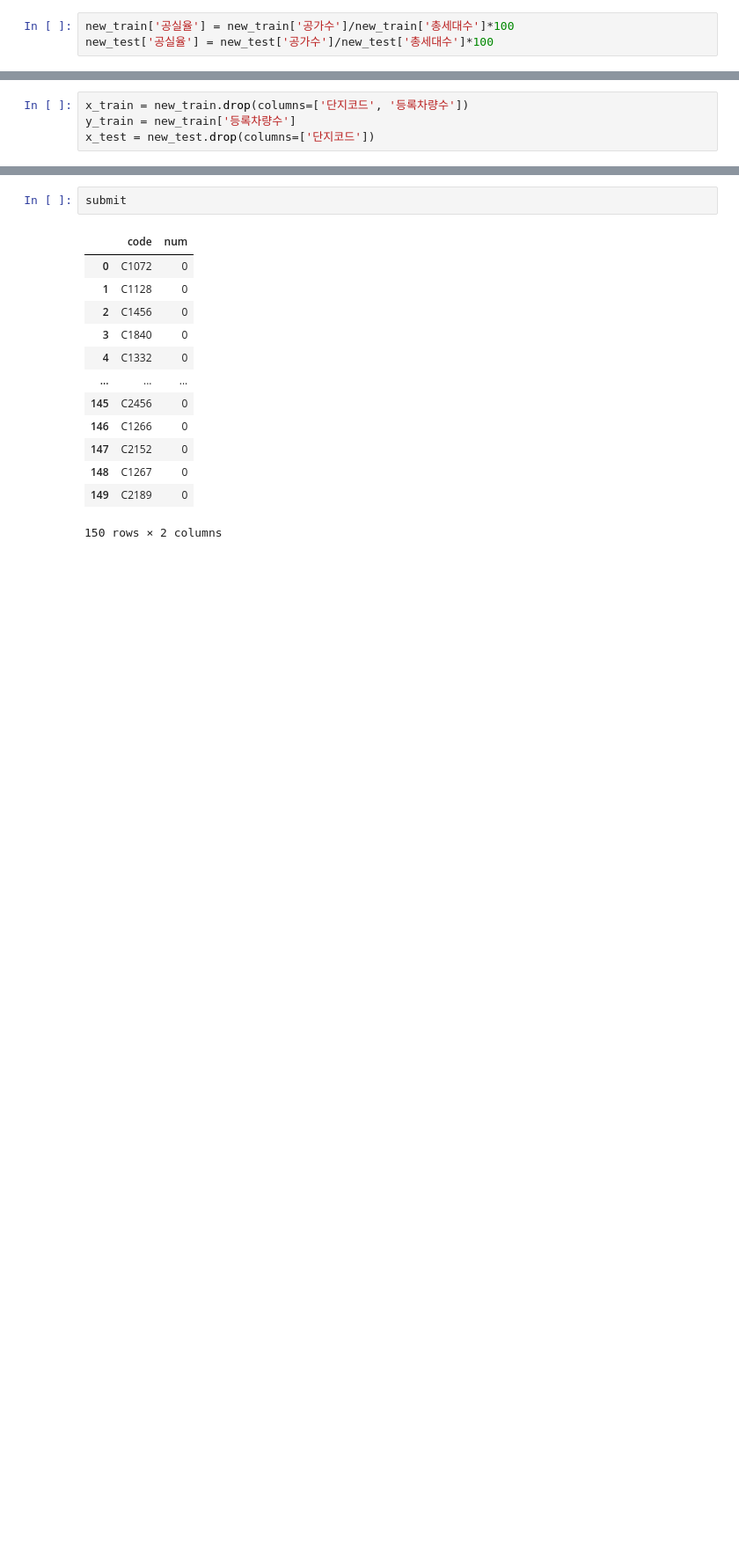
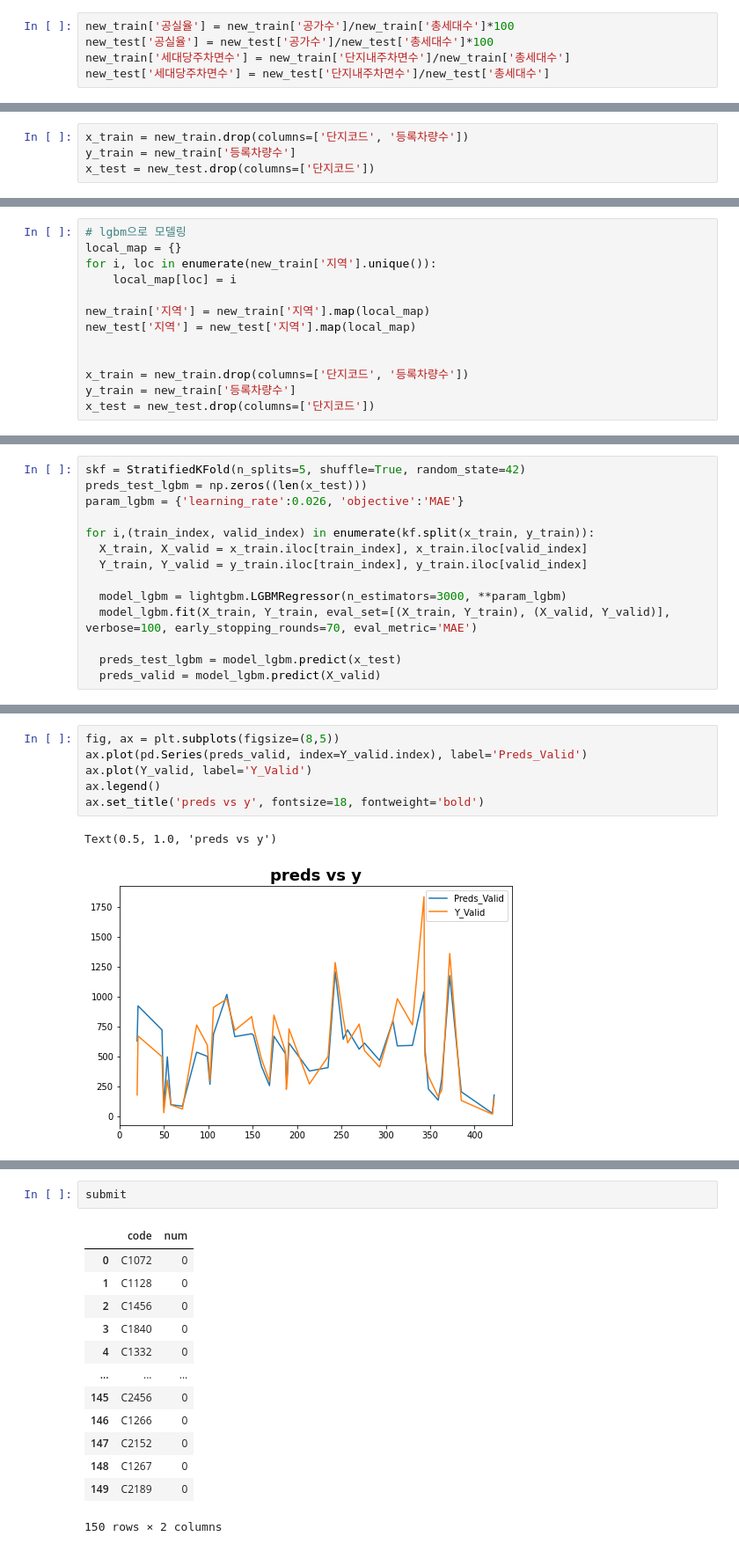
Before and after one commit to O-Kpy/Dacon, a Jupyter notebook: Dacon_주차수요_예측.ipynb, the cells around one changed output, grey strips where cells are left out. Shown at 88% size. Saved outputs shown, nothing was run; the diff lists cells and outputs as text; blank space fills up the shorter version.

```diff
--- a/Dacon_주차수요_예측.ipynb
+++ b/Dacon_주차수요_예측.ipynb
@@ -309,3 +403,5 @@ for i, code in tqdm(enumerate(test['단지코드'].unique())):
 # %%
 new_train['공실율'] = new_train['공가수']/new_train['총세대수']*100
 new_test['공실율'] = new_test['공가수']/new_test['총세대수']*100
+new_train['세대당주차면수'] = new_train['단지내주차면수']/new_train['총세대수']
+new_test['세대당주차면수'] = new_test['단지내주차면수']/new_test['총세대수']
@@ -378,0 +573,13 @@ Shrink model to first 274 iterations.
+# %%
+# lgbm으로 모델링
+local_map = {}
+for i, loc in enumerate(new_train['지역'].unique()):
+    local_map[loc] = i
+
+new_train['지역'] = new_train['지역'].map(local_map)
+new_test['지역'] = new_test['지역'].map(local_map)
+
+
+x_train = new_train.drop(columns=['단지코드', '등록차량수'])
+y_train = new_train['등록차량수']
+x_test = new_test.drop(columns=['단지코드'])
@@ -378,0 +590,14 @@ Shrink model to first 274 iterations.
+# %%
+skf = StratifiedKFold(n_splits=5, shuffle=True, random_state=42)
+preds_test_lgbm = np.zeros((len(x_test)))
+param_lgbm = {'learning_rate':0.026, 'objective':'MAE'}
+
+for i,(train_index, valid_index) in enumerate(kf.split(x_train, y_train)):
+  X_train, X_valid = x_train.iloc[train_index], x_train.iloc[valid_index]
+  Y_train, Y_valid = y_train.iloc[train_index], y_train.iloc[valid_index]
+
+  model_lgbm = lightgbm.LGBMRegressor(n_estimators=3000, **param_lgbm)
+  model_lgbm.fit(X_train, Y_train, eval_set=[(X_train, Y_train), (X_valid, Y_valid)], verbose=100, early_stopping_rounds=70, eval_metric='MAE')
+
+  preds_test_lgbm = model_lgbm.predict(x_test)
+  preds_valid = model_lgbm.predict(X_valid)
@@ -378,0 +644,9 @@ Shrink model to first 274 iterations.
+# %%
+fig, ax = plt.subplots(figsize=(8,5))
+ax.plot(pd.Series(preds_valid, index=Y_valid.index), label='Preds_Valid')
+ax.plot(Y_valid, label='Y_Valid')
+ax.legend()
+ax.set_title('preds vs y', fontsize=18, fontweight='bold')
+# %% [output]
+Text(0.5, 1.0, 'preds vs y')
+[figure, added]
```
Also changed, not shown: parts of 48 cells of this notebook.
